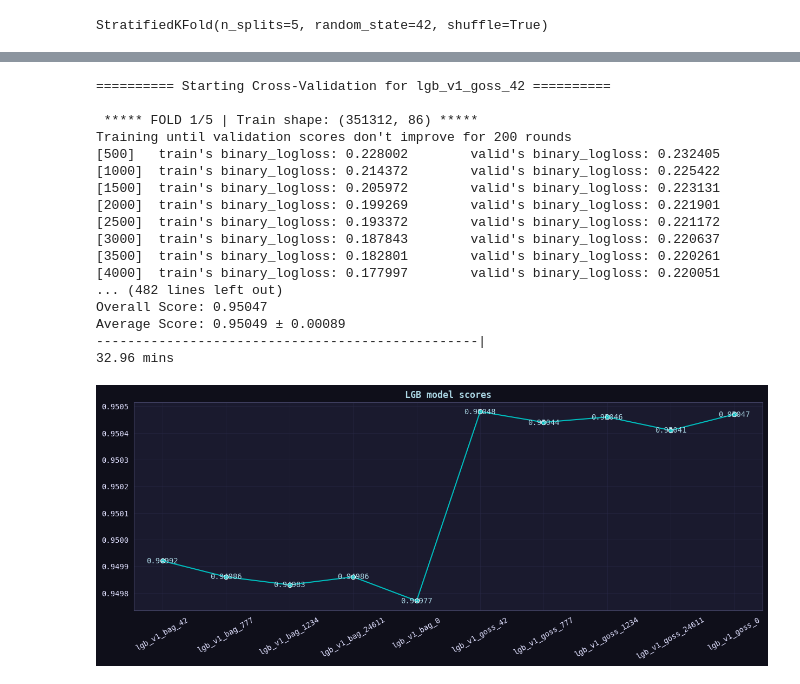
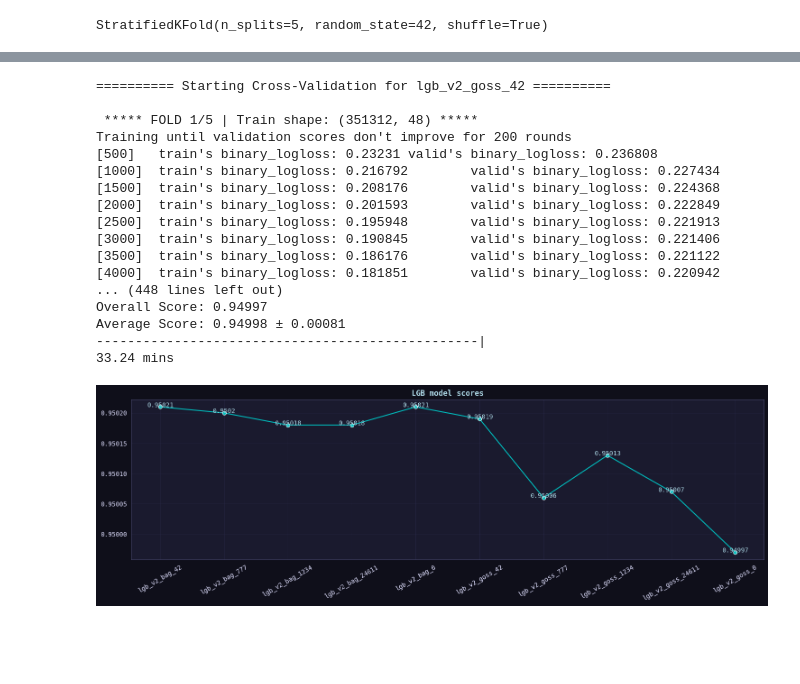
Before and after one commit to coded-sly/ps6e5-F1-PitStop, a Jupyter notebook: ps6e5-lgbm-f1-pit.ipynb, the cells around one changed output, grey strips where cells are left out. Cells and saved outputs as stored; diff of their text form; code cells hidden in the pictures; blank space fills up the shorter version.

```diff
--- a/ps6e5-lgbm-f1-pit.ipynb
+++ b/ps6e5-lgbm-f1-pit.ipynb
@@ -954,0 +1030,22 @@ Label encoding complete!
+# %%
+## -- Downcast dtype for optimization --
+def downcast_frame(df):
+    for c in df.select_dtypes(include=['int64']).columns:
+        df[c] = pd.to_numeric(df[c], downcast='integer')
+    for c in df.select_dtypes(include=['float64']).columns:
+        df[c] = pd.to_numeric(df[c], downcast='float')
+    return df
+
+combined_df = pd.concat([train, test, orig])
+print(f"Dataframe size before optimization: {combined_df.memory_usage(deep=True).sum() / (1024**2):.1f} MB")
+
+combined_df = downcast_frame(combined_df)
+
+## -- Split data --
+train = combined_df[:len(train)]
+test  = combined_df[len(train):len(train)+len(test)]
+orig  = combined_df[-len(orig):]
+
+print(f"Dataframe size after optimization: {combined_df.memory_usage(deep=True).sum() / (1024**2):.1f} MB")
+
+del combined_df
@@ -1024,14 +1148,14 @@ def Trainer_CV(model_name, params, train_df, test_df, features, target, kf, cats
         #     # period=300,
         # )
 
-        # ce_cols = ['Driver', 'Position']
+        # ce_cols = ['Driver']
         # print(f" • Cat_Mean Encoding {len(ce_cols)} features...")
         # cm_enc  = CategoryMeanTransformer(cat_cols=ce_cols)
         # X_train = cm_enc.fit_transform(X_train, y_train)
         # X_valid = cm_enc.transform(X_valid)
         # X_test  = cm_enc.transform(X_test)
 
-        TE = TargetEncoder(INTER + CATS_2, cv=5, smooth='auto', aggs=['mean'], drop_original=True)
+        TE = TargetEncoder(INTER, cv=5, smooth='auto', aggs=['mean'], drop_original=True)
         X_train = TE.fit_transform(X_train, y_train)
         X_valid = TE.transform(X_valid)
         X_test  = TE.transform(X_test)
@@ -1112,11 +1236,11 @@ print('⚙️⚙️ Training function ready ⚙️⚙️')
 # %% [output]
 ⚙️⚙️ Training function ready ⚙️⚙️
 # %%
-version_name = 'lgb_v1_'
+version_name = 'lgb_v2_'
 all_model_predictions = {}
 
 MULTI_SEEDS  = [CFG.SEED, 777, 1234, 24611, 0]
-ALL_CATS = ['PitStop', 'Year', 'Compound', 'Stint', 'Race']
+ALL_CATS = ['Year', 'Compound', 'Stint', 'Race', 'is_2023']
 
 N_SPLITS = 5
 kf = StratifiedKFold(n_splits=N_SPLITS, shuffle=True, random_state=CFG.SEED)
@@ -1320,7 +1442,7 @@ PARAMS = {
     'learning_rate': LR,
     'max_leaves': LEAVES,
     # 'max_depth': DEPTH,
-    'feature_fraction': 0.15,
+    'feature_fraction': 0.2,
     'reg_alpha': 8.0,
     'reg_lambda': 1.0,
     'random_state': CFG.SEED,
@@ -1355,46 +1477,46 @@ for value_ in MULTI_SEEDS:
         cats=ALL_CATS,
     )
 # %% [output]
-========== Starting Cross-Validation for lgb_v1_goss_42 ==========
+========== Starting Cross-Validation for lgb_v2_goss_42 ==========
 
- ***** FOLD 1/5 | Train shape: (351312, 86) *****
+ ***** FOLD 1/5 | Train shape: (351312, 48) *****
 Training until validation scores don't improve for 200 rounds
-[500]   train's binary_logloss: 0.228002        valid's binary_logloss: 0.232405
-[1000]  train's binary_logloss: 0.214372        valid's binary_logloss: 0.225422
-[1500]  train's binary_logloss: 0.205972        valid's binary_logloss: 0.223131
-[2000]  train's binary_logloss: 0.199269        valid's binary_logloss: 0.221901
-[2500]  train's binary_logloss: 0.193372        valid's binary_logloss: 0.221172
-[3000]  train's binary_logloss: 0.187843        valid's binary_logloss: 0.220637
-[3500]  train's binary_logloss: 0.182801        valid's binary_logloss: 0.220261
-[4000]  train's binary_logloss: 0.177997        valid's binary_logloss: 0.220051
-... (482 lines left out)
-Overall Score: 0.95047
-Average Score: 0.95049 ± 0.00089
+[500]   train's binary_logloss: 0.23231 valid's binary_logloss: 0.236808
+[1000]  train's binary_logloss: 0.216792        valid's binary_logloss: 0.227434
+[1500]  train's binary_logloss: 0.208176        valid's binary_logloss: 0.224368
+[2000]  train's binary_logloss: 0.201593        valid's binary_logloss: 0.222849
+[2500]  train's binary_logloss: 0.195948        valid's binary_logloss: 0.221913
+[3000]  train's binary_logloss: 0.190845        valid's binary_logloss: 0.221406
+[3500]  train's binary_logloss: 0.186176        valid's binary_logloss: 0.221122
+[4000]  train's binary_logloss: 0.181851        valid's binary_logloss: 0.220942
+... (448 lines left out)
+Overall Score: 0.94997
+Average Score: 0.94998 ± 0.00081
 -------------------------------------------------|
-32.96 mins
+33.24 mins
 # %%
 ## -- Get Scores --
 all_model_scores = {}
 all_scores = []
 
 for k, v in all_model_predictions.items():
     for x, y in v.items():
         if x == 'score':
             all_model_scores[k] = y
             all_scores.append(float(y))
 
 plt.figure(figsize=(15, 5))
 sns.lineplot(all_model_scores, marker='o')
 plt.title('LGB model scores', fontweight='semibold')
 plt.tick_params('x', rotation=30)
 
 for i, s in enumerate(all_model_scores.values()):
-    plt.text(float(i), s+3e-6, s, ha='center', va='center_baseline')
+    plt.text(float(i), s+4e-6, s, ha='center', va='center_baseline')
 
-# plt.tight_layout()
+plt.tight_layout()
 plt.show()
 # %% [output]
-[figure, old version]
+[figure, new version]
 # %%
 ## -- Get oof predictions --
 oof_predictions = []
```
Also changed, not shown: parts of 30 cells of this notebook.
